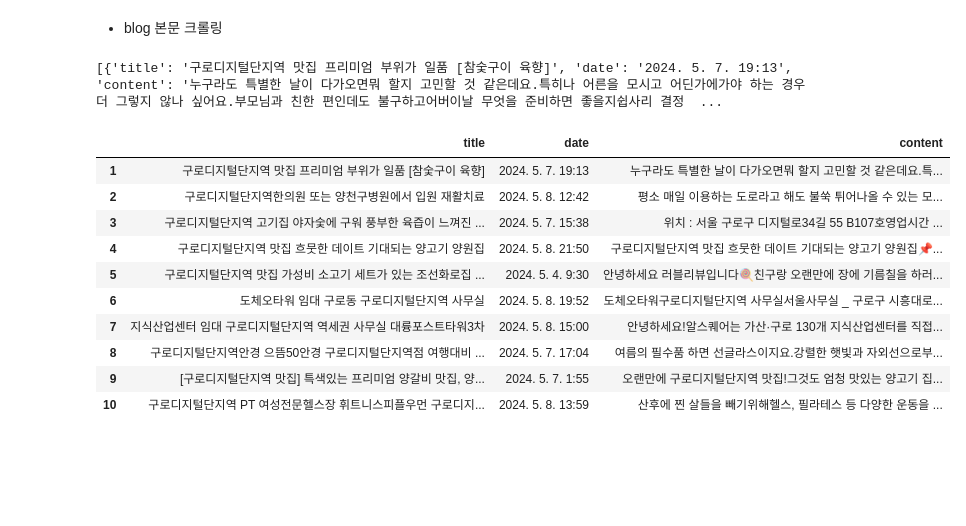
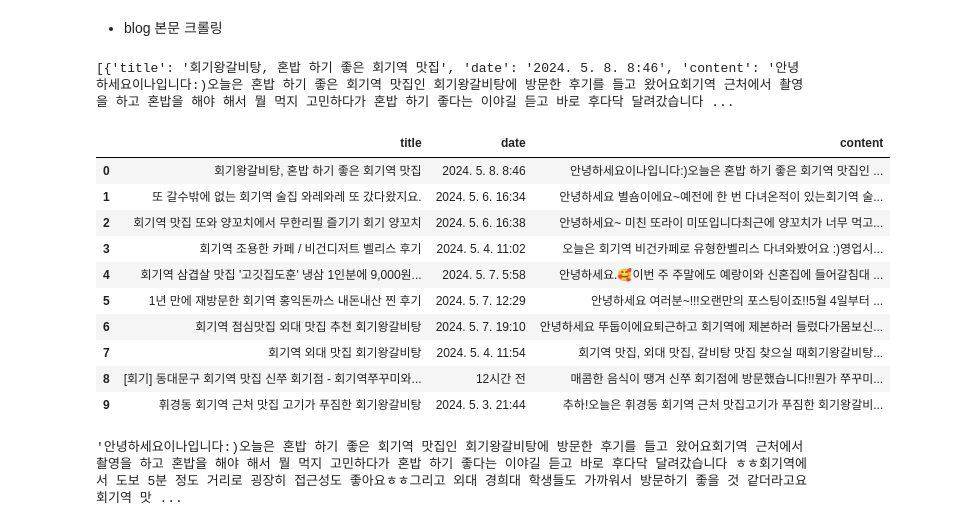
Before and after one commit to piaris/yeogiyo, a Jupyter notebook: crawling/naver_blog_crawling.ipynb, the cells around one changed output. Saved outputs shown, nothing was run; the diff lists cells and outputs as text; code cells hidden in the pictures; blank space fills up the shorter version.

```diff
--- a/crawling/naver_blog_crawling.ipynb
+++ b/crawling/naver_blog_crawling.ipynb
@@ -195,7 +164,7 @@ print(contents_lst)
 options = webdriver.ChromeOptions()
 options.add_experimental_option("excludeSwitches", ["enable-automation"])
 options.add_argument('headless')
-driver = webdriver.Chrome()
+driver = webdriver.Chrome(options = options)
 
 crawling_blog_data = []
 
@@ -247,23 +216,24 @@ for i in range(10) :
         print("error",i,title)
         driver.close()
         time.sleep(1)
+
+driver.close()
 # %%
 print(crawling_blog_data)
 # %% [output]
-[{'title': '구로디지털단지역 맛집 프리미엄 부위가 일품 [참숯구이 육향]', 'date': '2024. 5. 7. 19:13', 'content': '누구라도 특별한 날이 다가오면뭐 할지 고민할 것 같은데요.특히나 어른을 모시고 어딘가에가야 하는 경우 더 그렇지 않나 싶어요.부모님과 친한 편인데도 불구하고어버이날 무엇을 준비하면 좋을지쉽사리 결정  ...
+[{'title': '회기왕갈비탕, 혼밥 하기 좋은 회기역 맛집', 'date': '2024. 5. 8. 8:46', 'content': '안녕하세요이나입니다:)오늘은 혼밥 하기 좋은 회기역 맛집인 회기왕갈비탕에 방문한 후기를 들고 왔어요회기역 근처에서 촬영을 하고 혼밥을 해야 해서 뭘 먹지 고민하다가 혼밥 하기 좋다는 이야길 듣고 바로 후다닥 달려갔습니다 ...
 # %%
 df=pd.DataFrame(crawling_blog_data)
-df.index = range(1,11)
 df
 # %% [output]
 |  | title | date | content |
-| 1 | 구로디지털단지역 맛집 프리미엄 부위가 일품 [참숯구이 육향] | 2024. 5. 7. 19:13 | 누구라도 특별한 날이 다가오면뭐 할지 고민할 것 같은데요.특... |
-| 2 | 구로디지털단지역한의원 또는 양천구병원에서 입원 재활치료 | 2024. 5. 8. 12:42 | 평소 매일 이용하는 도로라고 해도 불쑥 튀어나올 수 있는 모... |
-| 3 | 구로디지털단지역 고기집 야자숯에 구워 풍부한 육즙이 느껴진 ... | 2024. 5. 7. 15:38 | 위치 : 서울 구로구 디지털로34길 55 B107호영업시간 ... |
-| 4 | 구로디지털단지역 맛집 흐뭇한 데이트 기대되는 양고기 양원집 | 2024. 5. 8. 21:50 | 구로디지털단지역 맛집 흐뭇한 데이트 기대되는 양고기 양원집📌... |
-| 5 | 구로디지털단지역 맛집 가성비 소고기 세트가 있는 조선화로집 ... | 2024. 5. 4. 9:30 | 안녕하세요 러블리뷰입니다🍭친구랑 오랜만에 장에 기름칠을 하러... |
-| 6 | 도체오타워 임대 구로동 구로디지털단지역 사무실 | 2024. 5. 8. 19:52 | 도체오타워구로디지털단지역 사무실서울사무실 _ 구로구 시흥대로... |
-| 7 | 지식산업센터 임대 구로디지털단지역 역세권 사무실 대륭포스트타워3차 | 2024. 5. 8. 15:00 | 안녕하세요!알스퀘어는 가산·구로 130개 지식산업센터를 직접... |
-| 8 | 구로디지털단지역안경 으뜸50안경 구로디지털단지역점 여행대비 ... | 2024. 5. 7. 17:04 | 여름의 필수품 하면 선글라스이지요.강렬한 햇빛과 자외선으로부... |
-| 9 | [구로디지털단지역 맛집] 특색있는 프리미엄 양갈비 맛집, 양... | 2024. 5. 7. 1:55 | 오랜만에 구로디지털단지역 맛집!그것도 엄청 맛있는 양고기 집... |
-| 10 | 구로디지털단지역 PT 여성전문헬스장 휘트니스피플우먼 구로디지... | 2024. 5. 8. 13:59 | 산후에 찐 살들을 빼기위해헬스, 필라테스 등 다양한 운동을 ... |
+| 0 | 회기왕갈비탕, 혼밥 하기 좋은 회기역 맛집 | 2024. 5. 8. 8:46 | 안녕하세요이나입니다:)오늘은 혼밥 하기 좋은 회기역 맛집인 ... |
+| 1 | 또 갈수밖에 없는 회기역 술집 와레와레 또 갔다왔지요. | 2024. 5. 6. 16:34 | 안녕하세요 별숌이에요~예전에 한 번 다녀온적이 있는회기역 술... |
+| 2 | 회기역 맛집 또와 양꼬치에서 무한리필 즐기기 회기 양꼬치 | 2024. 5. 6. 16:38 | 안녕하세요~ 미친 또라이 미또입니다최근에 양꼬치가 너무 먹고... |
+| 3 | 회기역 조용한 카페 / 비건디저트 벨리스 후기 | 2024. 5. 4. 11:02 | 오늘은 회기역 비건카페로 유형한벨리스 다녀와봤어요 :)영업시... |
+| 4 | 회기역 삼겹살 맛집 '고깃집도훈' 냉삼 1인분에 9,000원... | 2024. 5. 7. 5:58 | 안녕하세요.🥰이번 주 주말에도 예랑이와 신혼집에 들어갈침대 ... |
+| 5 | 1년 만에 재방문한 회기역 홍익돈까스 내돈내산 찐 후기 | 2024. 5. 7. 12:29 | 안녕하세요 여러분~!!!오랜만의 포스팅이죠!!5월 4일부터 ... |
+| 6 | 회기역 점심맛집 외대 맛집 추천 회기왕갈비탕 | 2024. 5. 7. 19:10 | 안녕하세요 뚜둡이에요퇴근하고 회기역에 제본하러 들렀다가몸보신... |
+| 7 | 회기역 외대 맛집 회기왕갈비탕 | 2024. 5. 4. 11:54 | 회기역 맛집, 외대 맛집, 갈비탕 맛집 찾으실 때회기왕갈비탕... |
+| 8 | [회기] 동대문구 회기역 맛집 신쭈 회기점 - 회기역쭈꾸미와... | 12시간 전 | 매콤한 음식이 땡겨 신쭈 회기점에 방문했습니다!!뭔가 쭈꾸미... |
+| 9 | 휘경동 회기역 근처 맛집 고기가 푸짐한 회기왕갈비탕 | 2024. 5. 3. 21:44 | 추하!오늘은 휘경동 회기역 근처 맛집고기가 푸짐한 회기왕갈비... |
@@ -269,0 +243,4 @@ df
+# %%
+df['content'][0]
+# %% [output]
+'안녕하세요이나입니다:)오늘은 혼밥 하기 좋은 회기역 맛집인 회기왕갈비탕에 방문한 후기를 들고 왔어요회기역 근처에서 촬영을 하고 혼밥을 해야 해서 뭘 먹지 고민하다가 혼밥 하기 좋다는 이야길 듣고 바로 후다닥 달려갔습니다 ㅎㅎ회기역에서 도보 5분 정도 거리로 굉장히 접근성도 좋아요ㅎㅎ그리고 외대 경희대 학생들도 가까워서 방문하기 좋을 것 같더라고요회기역 맛 ...
```
Also changed, not shown: parts of 5 cells of this notebook, 2 other files.
